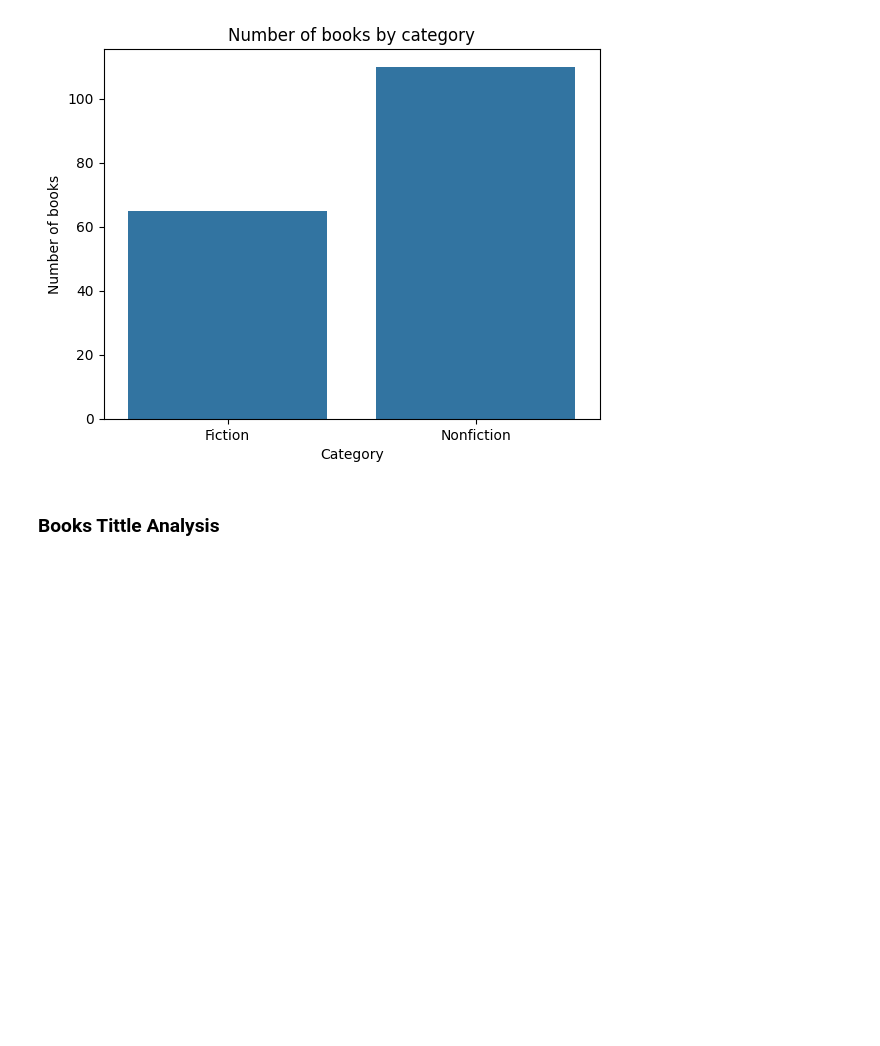
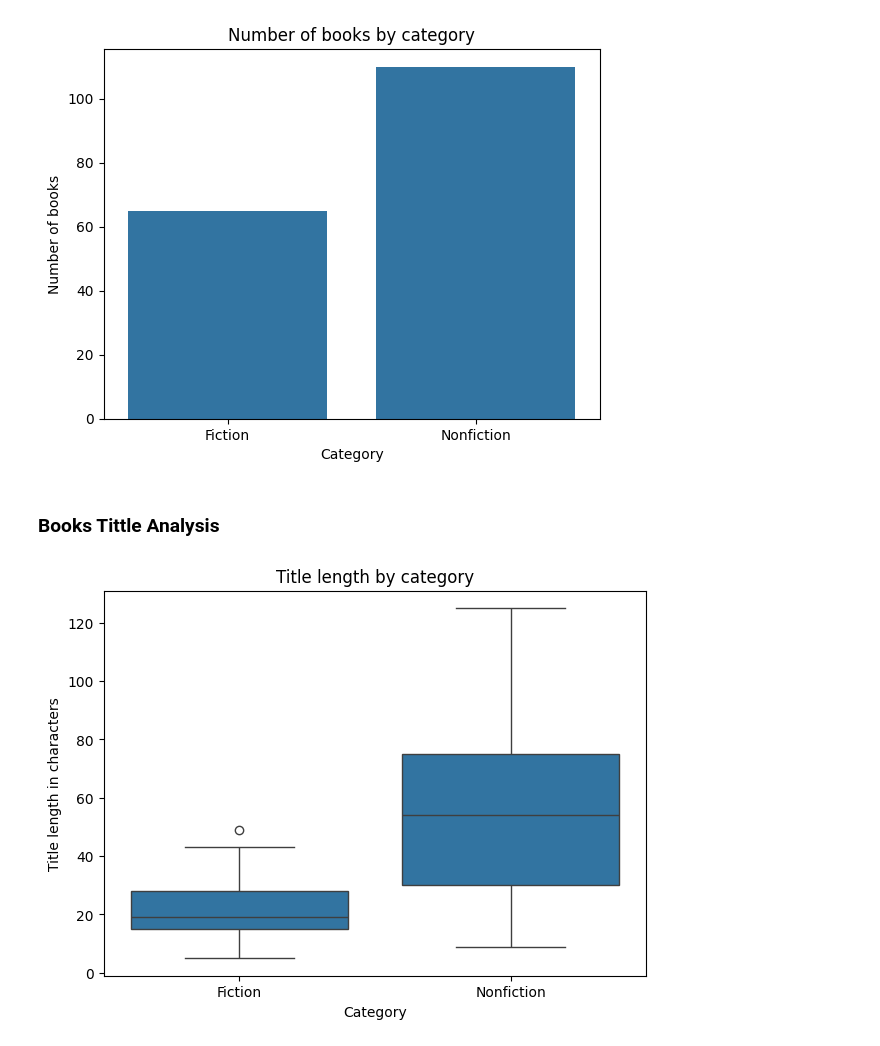
Before and after one commit to mdjawadulhasan/BookGenreClassifier, a Jupyter notebook: notebooks/03_eda.ipynb, the cells around one changed output. Cells and saved outputs as stored; diff of their text form; code cells hidden in the pictures; blank space fills up the shorter version.

Commit message:
text data eda update

```diff
--- a/notebooks/03_eda.ipynb
+++ b/notebooks/03_eda.ipynb
@@ -45,3 +45,20 @@ plt.show()
 [figure]
 # %% [markdown]
 ### Books Tittle Analysis
+# %%
+plt.figure(figsize=(7, 5))
+
+sns.boxplot(
+    x="category",
+    y="title_length",
+    data=df,
+    order=["Fiction", "Nonfiction"]
+)
+
+plt.title("Title length by category")
+plt.xlabel("Category")
+plt.ylabel("Title length in characters")
+
+plt.show()
+# %% [output]
+[figure, added]
```
Also changed, not shown: parts of 7 cells of this notebook, 2 other files.
